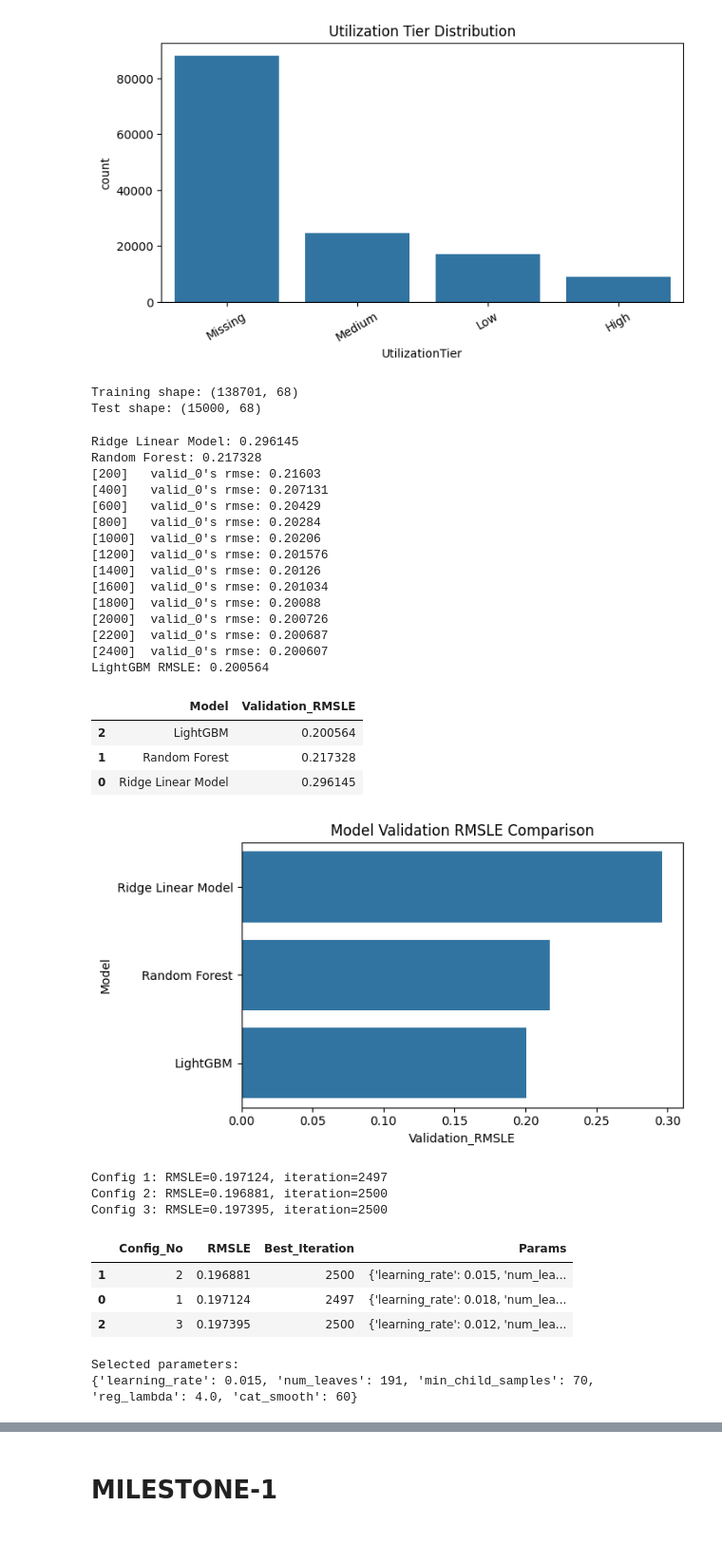
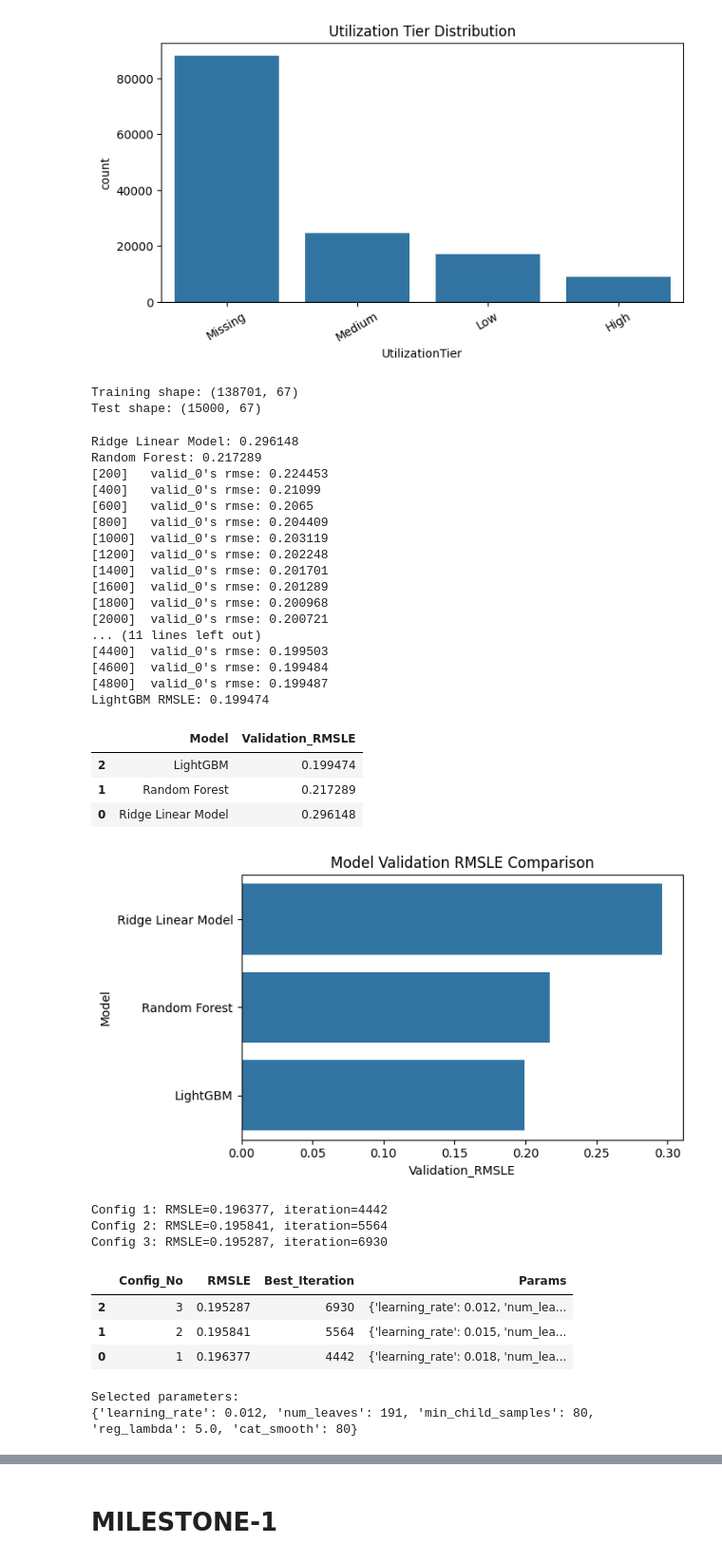
Before and after one commit to Karvy-Singh/Machine-Learning-Project-IITM-Diploma, a Jupyter notebook: main.ipynb, the cells around one changed output, grey strips where cells are left out. Shown at 95% size. Cells and saved outputs as stored; diff of their text form; code cells hidden in the pictures.

```diff
--- a/main.ipynb
+++ b/main.ipynb
@@ -102,10 +103,6 @@ def add_basic_features(df):
         hours / df["AssetAge"].clip(lower=1)
     ).replace([np.inf, -np.inf], np.nan)
 
-    df["HoursBucket"] = (
-        np.log1p(hours.clip(lower=0)) * 3
-    ).round()
-
     functional = df["FunctionalClassification"].fillna("").astype(str)
 
     df["FunctionType"] = (
@@ -515,8 +512,8 @@ y_log = np.log1p(y_true)
 print("Training shape:", X_base.shape)
 print("Test shape:", X_test_base.shape)
 # %% [output]
-Training shape: (138701, 68)
-Test shape: (15000, 68)
+Training shape: (138701, 67)
+Test shape: (15000, 67)
 # %%
 # if i had a single dataset i would have to had divide into 3 parts
 # but since i already have a test dataset different then i can divide train into train and validate
@@ -567,13 +564,13 @@ baseline_models = {
 base_lgb_params = {
     "objective": "regression",
     "metric": "rmse",
-    "n_estimators": 2500,
-    "learning_rate": 0.03,
+    "n_estimators": 10000,
+    "learning_rate": 0.02,
     "num_leaves": 63,
     "min_child_samples": 40,
-    "subsample": 0.85,
+    "subsample": 0.9,
     "subsample_freq": 1,
-    "colsample_bytree": 0.85,
+    "colsample_bytree": 0.9,
     "reg_alpha": 0.05,
     "reg_lambda": 1.0,
     "cat_smooth": 20,
@@ -718,21 +715,23 @@ lgb_score = rmsle(
 
 print(f"LightGBM RMSLE: {lgb_score:.6f}")
 # %% [output]
-Ridge Linear Model: 0.296145
-Random Forest: 0.217328
-[200]   valid_0's rmse: 0.21603
-[400]   valid_0's rmse: 0.207131
-[600]   valid_0's rmse: 0.20429
-[800]   valid_0's rmse: 0.20284
-[1000]  valid_0's rmse: 0.20206
-[1200]  valid_0's rmse: 0.201576
-[1400]  valid_0's rmse: 0.20126
-[1600]  valid_0's rmse: 0.201034
-[1800]  valid_0's rmse: 0.20088
-[2000]  valid_0's rmse: 0.200726
-[2200]  valid_0's rmse: 0.200687
-[2400]  valid_0's rmse: 0.200607
-LightGBM RMSLE: 0.200564
+Ridge Linear Model: 0.296148
+Random Forest: 0.217289
+[200]   valid_0's rmse: 0.224453
+[400]   valid_0's rmse: 0.21099
+[600]   valid_0's rmse: 0.2065
+[800]   valid_0's rmse: 0.204409
+[1000]  valid_0's rmse: 0.203119
+[1200]  valid_0's rmse: 0.202248
+[1400]  valid_0's rmse: 0.201701
+[1600]  valid_0's rmse: 0.201289
+[1800]  valid_0's rmse: 0.200968
+[2000]  valid_0's rmse: 0.200721
+... (11 lines left out)
+[4400]  valid_0's rmse: 0.199503
+[4600]  valid_0's rmse: 0.199484
+[4800]  valid_0's rmse: 0.199487
+LightGBM RMSLE: 0.199474
 # %%
 # comparsion of base line models
 results_df = pd.concat(
@@ -762,9 +761,9 @@ plt.tight_layout()
 plt.show()
 # %% [output]
 |  | Model | Validation_RMSLE |
-| 2 | LightGBM | 0.200564 |
-| 1 | Random Forest | 0.217328 |
-| 0 | Ridge Linear Model | 0.296145 |
+| 2 | LightGBM | 0.199474 |
+| 1 | Random Forest | 0.217289 |
+| 0 | Ridge Linear Model | 0.296148 |
 [figure]
 # %%
 #hyper-param tuning, find the best config
@@ -788,7 +787,7 @@ for config_number, config in enumerate(tuning_configs, start=1):
         ],
         eval_metric="rmse",
         callbacks=[
-            lgb.early_stopping(150, verbose=False),
+            lgb.early_stopping(300, verbose=False),
             lgb.log_evaluation(0)
         ]
     )
@@ -812,41 +811,41 @@ for config_number, config in enumerate(tuning_configs, start=1):
         "Params": config
     })
 
     print(
         f"Config {config_number}: "
         f"RMSLE={score:.6f}, "
         f"iteration={tuning_model.best_iteration_}"
     )
 
 tuning_results_df = pd.DataFrame(tuning_results)
 display(tuning_results_df.sort_values("RMSLE"))
 
 best_row = (
     tuning_results_df
     .sort_values("RMSLE")
     .iloc[0]
 )
 
 best_config = best_row["Params"]
 
 final_params = {
     **base_lgb_params,
     **best_config,
     "n_estimators": 10000
 }
 
 print("Selected parameters:")
 print(best_config)
 # %% [output]
-Config 1: RMSLE=0.197124, iteration=2497
-Config 2: RMSLE=0.196881, iteration=2500
-Config 3: RMSLE=0.197395, iteration=2500
+Config 1: RMSLE=0.196377, iteration=4442
+Config 2: RMSLE=0.195841, iteration=5564
+Config 3: RMSLE=0.195287, iteration=6930
 |  | Config_No | RMSLE | Best_Iteration | Params |
-| 1 | 2 | 0.196881 | 2500 | {'learning_rate': 0.015, 'num_lea... |
-| 0 | 1 | 0.197124 | 2497 | {'learning_rate': 0.018, 'num_lea... |
-| 2 | 3 | 0.197395 | 2500 | {'learning_rate': 0.012, 'num_lea... |
+| 2 | 3 | 0.195287 | 6930 | {'learning_rate': 0.012, 'num_lea... |
+| 1 | 2 | 0.195841 | 5564 | {'learning_rate': 0.015, 'num_lea... |
+| 0 | 1 | 0.196377 | 4442 | {'learning_rate': 0.018, 'num_lea... |
 Selected parameters:
-{'learning_rate': 0.015, 'num_leaves': 191, 'min_child_samples': 70, 'reg_lambda': 4.0, 'cat_smooth': 60}
+{'learning_rate': 0.012, 'num_leaves': 191, 'min_child_samples': 80, 'reg_lambda': 5.0, 'cat_smooth': 80}
 # %%
 # MAIN TRAINING CELLL
 
```
Also changed, not shown: parts of 22 cells of this notebook.
